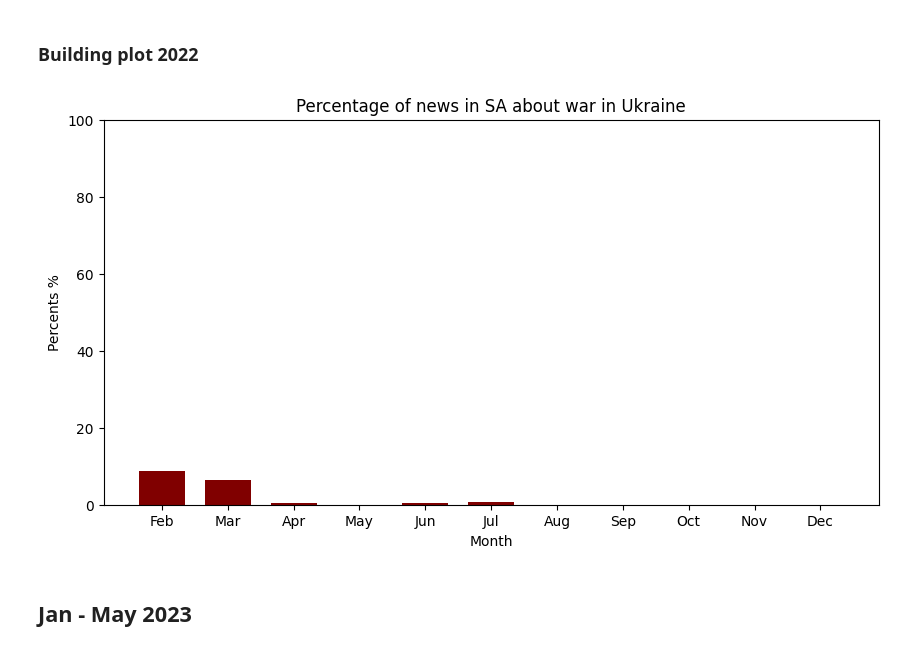
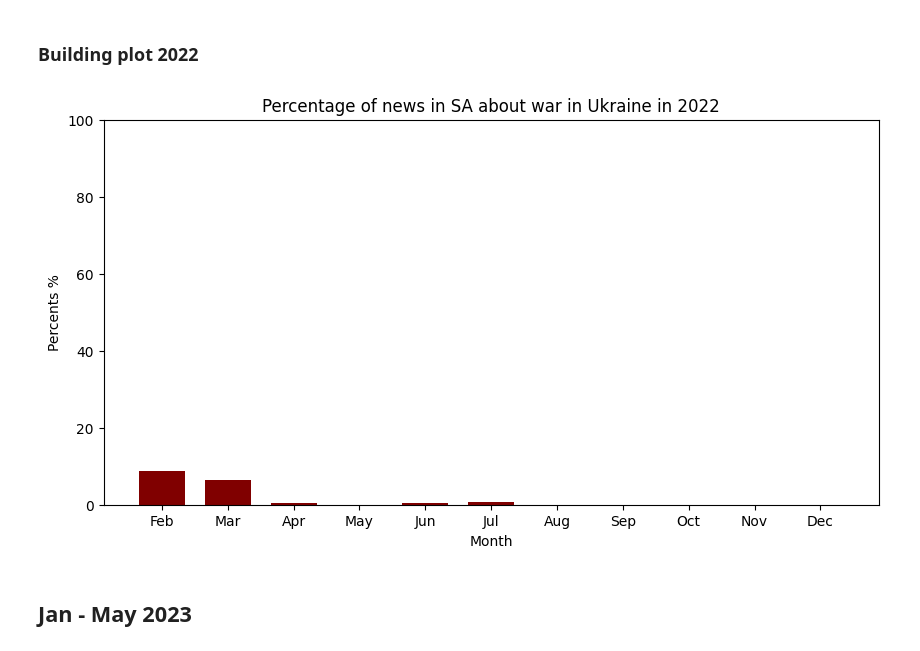
Before and after one commit to kretsulaksusha/News-analysis, a Jupyter notebook: SA_news/sa_news_analysis.ipynb, the cells around one changed output. Saved outputs shown, nothing was run; the diff lists cells and outputs as text; code cells hidden in the pictures.

Commit message:
year added in plots

```diff
--- a/SA_news/sa_news_analysis.ipynb
+++ b/SA_news/sa_news_analysis.ipynb
@@ -97,17 +97,17 @@ for month in months:
 # %%
 months = ['Feb', 'Mar', 'Apr', 'May', 'Jun', 'Jul', 'Aug', 'Sep', 'Oct', 'Nov', 'Dec']
 plt.figure(figsize = (10, 5))
 
 # creating the bar plot
 plt.bar(months, war_perc_2022, color ='maroon', width = 0.7)
 plt.ylim(0, 100)
 
 plt.xlabel("Month")
 plt.ylabel("Percents %")
-plt.title("Percentage of news in SA about war in Ukraine")
+plt.title("Percentage of news in SA about war in Ukraine in 2022")
 plt.show()
 # %% [output]
-[figure, old version]
+[figure, new version]
 # %% [markdown]
 ## Jan - May 2023
 # %%
```
Also changed, not shown: parts of 1 cell of this notebook, 1 other file.
